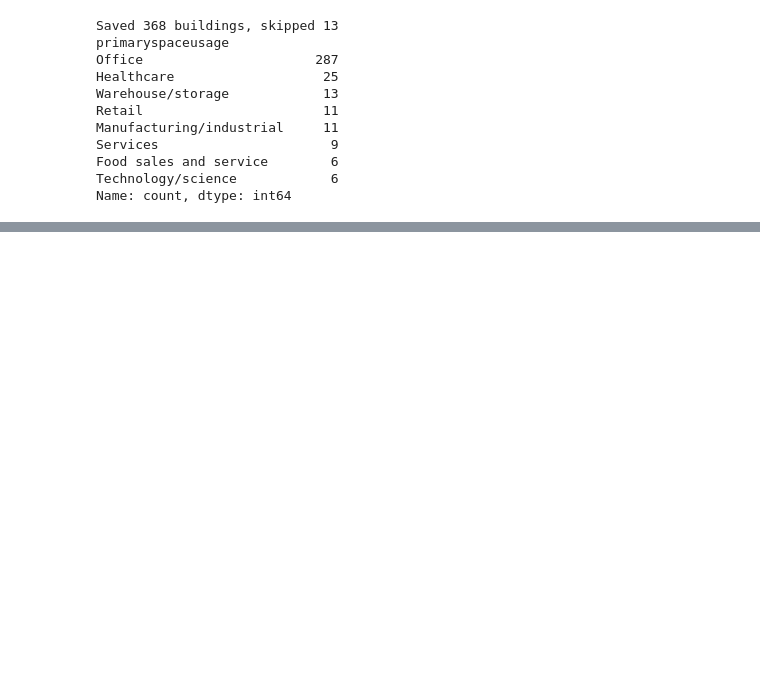
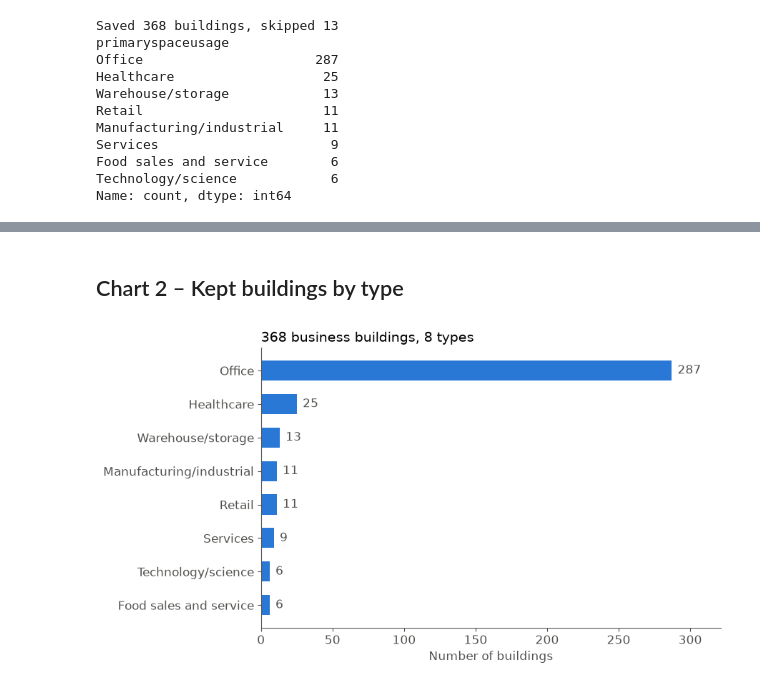
Before and after one commit to AdrianR08/wattwise-ai, a Jupyter notebook: data/bdg2_preparation.ipynb, the cells around one changed output, grey strips where cells are left out. Cells and saved outputs as stored; diff of their text form; code cells hidden in the pictures; blank space fills up the shorter version.

```diff
--- a/data/bdg2_preparation.ipynb
+++ b/data/bdg2_preparation.ipynb
@@ -279,0 +309,18 @@ Name: count, dtype: int64
+# %% [markdown]
+## Chart 2 – Kept buildings by type
+# %%
+by_type = (selected[selected.building_id.isin(kept)]
+           .primaryspaceusage.value_counts()
+           .sort_values())  # smallest at the bottom -> largest on top
+
+fig, ax = plt.subplots(figsize=(9, 5))
+bars = ax.barh(by_type.index, by_type.values, color=BLUE, height=0.6)
+ax.bar_label(bars, padding=6, color=INK)
+ax.set_xlabel("Number of buildings")
+ax.set_xlim(0, by_type.max() * 1.12)
+ax.set_title(f"{len(kept)} business buildings, 8 types", loc="left", fontsize=14)
+plt.tight_layout()
+plt.savefig(CHART_DIR / "2_buildings_by_type.png", dpi=200)
+plt.show()
+# %% [output]
+[figure, added]
```
Also changed, not shown: parts of 7 cells of this notebook.
